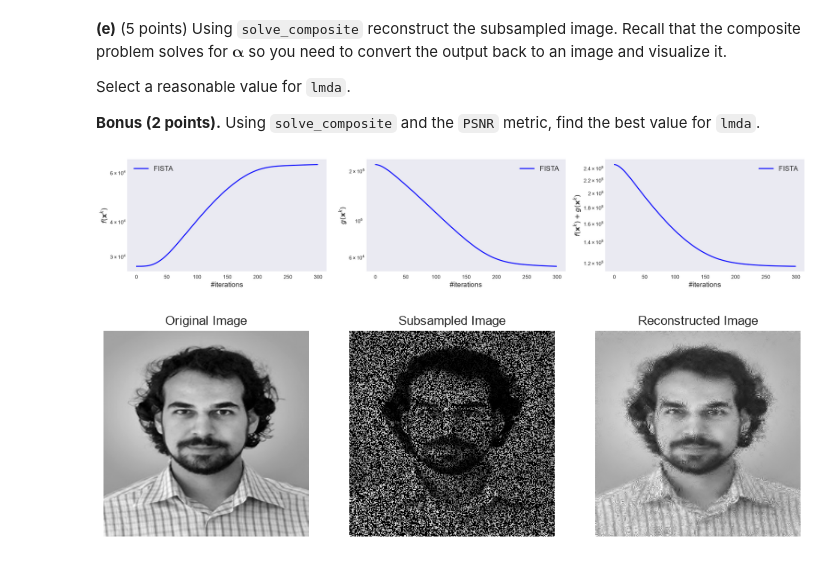
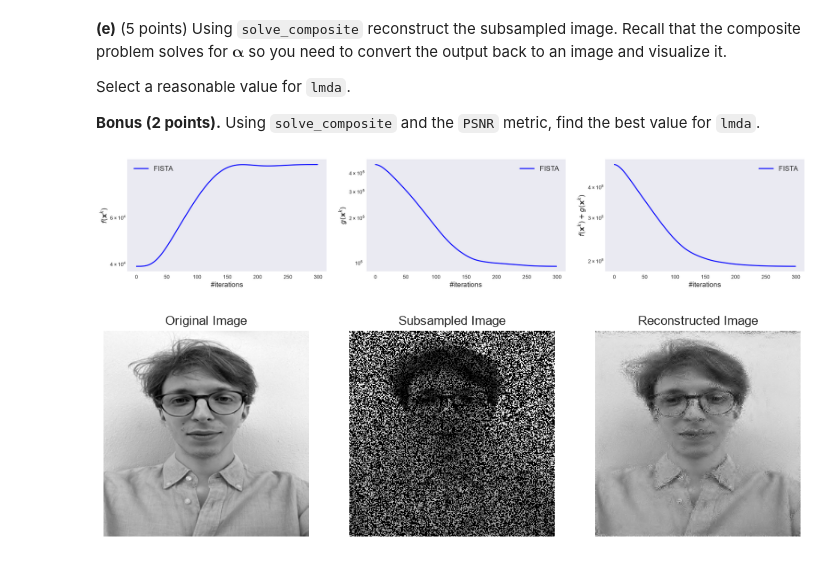
Before and after one commit to francescofoglia0/Project_Math_of_Data, a Jupyter notebook: HW1/Part 4 - Proximal methods.ipynb, the cells around one changed output. Drawn from its saved outputs; the diff is of its cells as text; code cells hidden in the pictures.

```diff
--- a/HW1/Part 4 - Proximal methods.ipynb
+++ b/HW1/Part 4 - Proximal methods.ipynb
@@ -239,5 +244,5 @@ Take a natural image, or better a picture of you, and place it in the same direc
 # %%
 from lib.inpainting import *
 
-image = load("lib/alp.jpg")  # FILL: replace with your image filename. #TODO
+image = load("lib/foto.jpg")
 # %% [output]
@@ -342,15 +347,15 @@ Select a reasonable value for `lmda`.
 
 **Bonus (2 points).** Using `solve_composite` and the `PSNR` metric, find the best value for `lmda`.
 # %%
-lmda = 5e-2 + 8e-3 #TODO capire cosa è ragionevole
+lmda = 0.1  # larger values delete too much and lower ones leave too much noise in the resulting image
 out = solve_composite(FISTA, composite_objective, lmda, 300)
 flat_image_out = W_T(out)
 image_out = flat_image_out.reshape(m, m)
 # %% [output]
-[figure, old version]
+[figure, new version]
 # %%
 show(true = image, subsampled=subsampled, estimated=image_out)
 # %% [output]
-[figure, old version]
+[figure, new version]
 # %%
 # FILL: optional bonus parameter search using PSNR.
```
Also changed, not shown: parts of 6 cells of this notebook, 1 other file.
